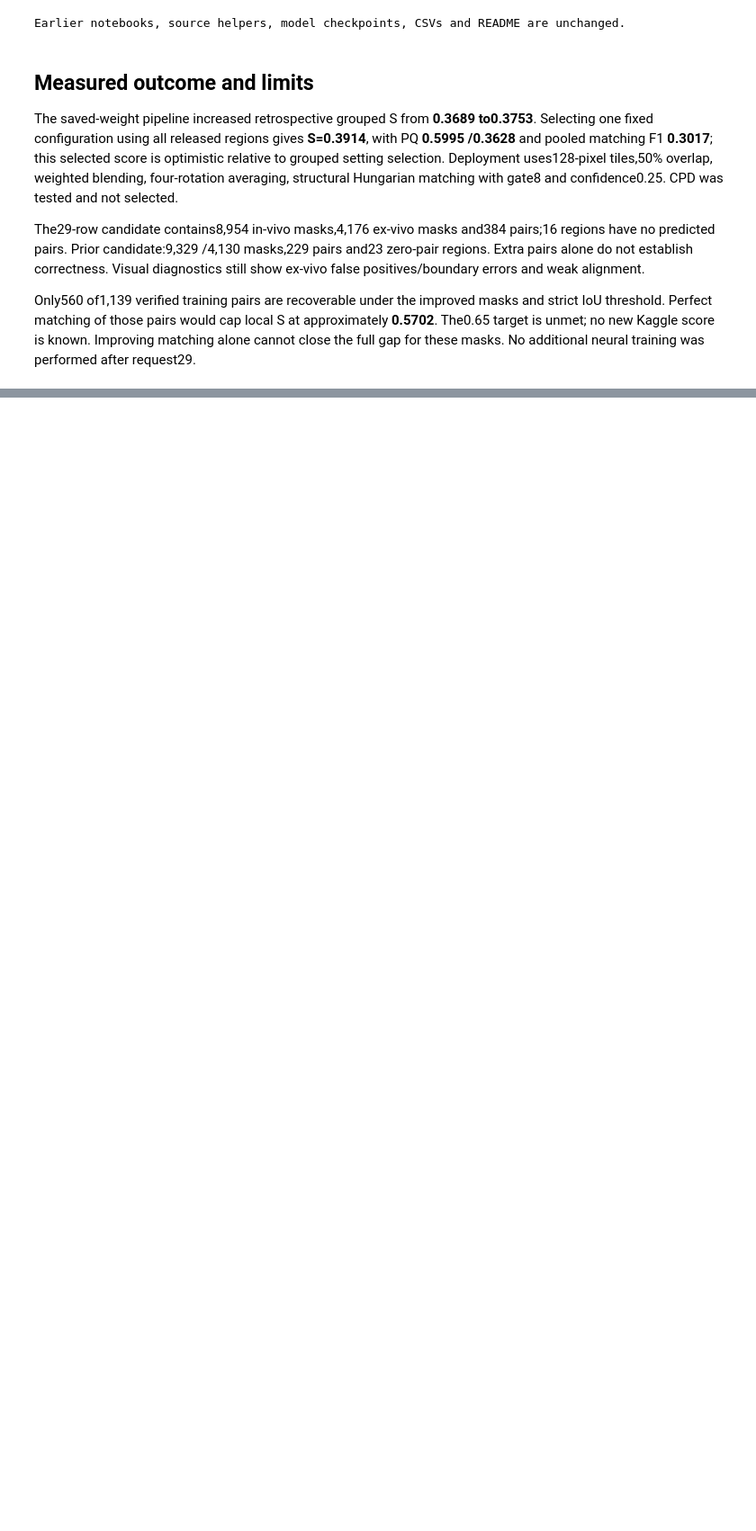
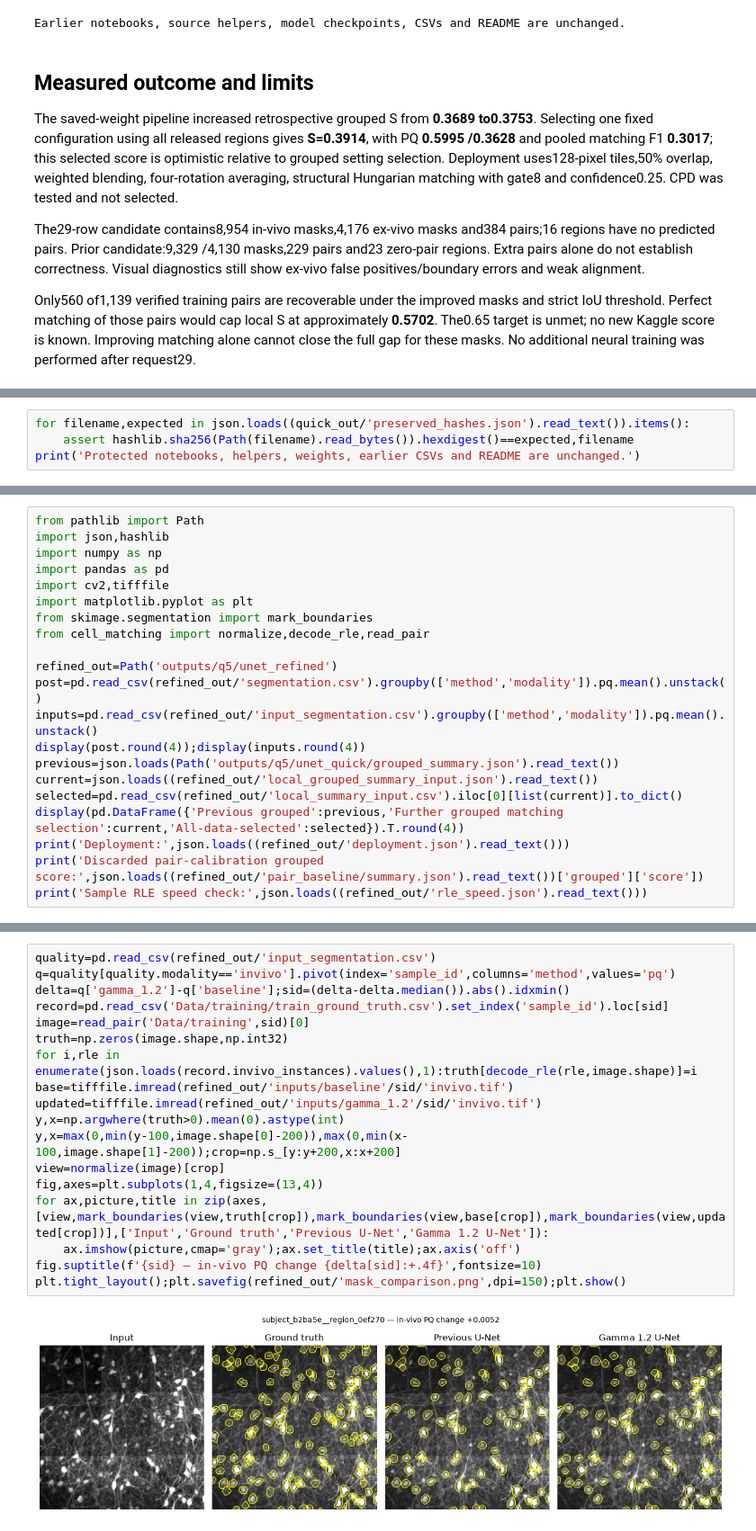
Before and after one commit to rohitfarfad/-CV-Cell-Matching-x-Segmentation, a Jupyter notebook: AdvancedCellMatching.ipynb, the cells around one changed output, grey strips where cells are left out. Shown at 90% size. Drawn from its saved outputs; the diff is of its cells as text; blank space fills up the shorter version.

```diff
--- a/AdvancedCellMatching.ipynb
+++ b/AdvancedCellMatching.ipynb
@@ -193,0 +271,4 @@ Only560 of1,139 verified training pairs are recoverable under the improved masks
+# %%
+for filename,expected in json.loads((quick_out/'preserved_hashes.json').read_text()).items():
+    assert hashlib.sha256(Path(filename).read_bytes()).hexdigest()==expected,filename
+print('Protected notebooks, helpers, weights, earlier CSVs and README are unchanged.')
@@ -193,0 +287,21 @@ Only560 of1,139 verified training pairs are recoverable under the improved masks
+# %%
+from pathlib import Path
+import json,hashlib
+import numpy as np
+import pandas as pd
+import cv2,tifffile
+import matplotlib.pyplot as plt
+from skimage.segmentation import mark_boundaries
+from cell_matching import normalize,decode_rle,read_pair
+
+refined_out=Path('outputs/q5/unet_refined')
+post=pd.read_csv(refined_out/'segmentation.csv').groupby(['method','modality']).pq.mean().unstack()
+inputs=pd.read_csv(refined_out/'input_segmentation.csv').groupby(['method','modality']).pq.mean().unstack()
+display(post.round(4));display(inputs.round(4))
+previous=json.loads(Path('outputs/q5/unet_quick/grouped_summary.json').read_text())
+current=json.loads((refined_out/'local_grouped_summary_input.json').read_text())
+selected=pd.read_csv(refined_out/'local_summary_input.csv').iloc[0][list(current)].to_dict()
+display(pd.DataFrame({'Previous grouped':previous,'Further grouped matching selection':current,'All-data-selected':selected}).T.round(4))
+print('Deployment:',json.loads((refined_out/'deployment.json').read_text()))
+print('Discarded pair-calibration grouped score:',json.loads((refined_out/'pair_baseline/summary.json').read_text())['grouped']['score'])
+print('Sample RLE speed check:',json.loads((refined_out/'rle_speed.json').read_text()))
@@ -193,0 +332,20 @@ Only560 of1,139 verified training pairs are recoverable under the improved masks
+# %%
+quality=pd.read_csv(refined_out/'input_segmentation.csv')
+q=quality[quality.modality=='invivo'].pivot(index='sample_id',columns='method',values='pq')
+delta=q['gamma_1.2']-q['baseline'];sid=(delta-delta.median()).abs().idxmin()
+record=pd.read_csv('Data/training/train_ground_truth.csv').set_index('sample_id').loc[sid]
+image=read_pair('Data/training',sid)[0]
+truth=np.zeros(image.shape,np.int32)
+for i,rle in enumerate(json.loads(record.invivo_instances).values(),1):truth[decode_rle(rle,image.shape)]=i
+base=tifffile.imread(refined_out/'inputs/baseline'/sid/'invivo.tif')
+updated=tifffile.imread(refined_out/'inputs/gamma_1.2'/sid/'invivo.tif')
+y,x=np.argwhere(truth>0).mean(0).astype(int)
+y,x=max(0,min(y-100,image.shape[0]-200)),max(0,min(x-100,image.shape[1]-200));crop=np.s_[y:y+200,x:x+200]
+view=normalize(image)[crop]
+fig,axes=plt.subplots(1,4,figsize=(13,4))
+for ax,picture,title in zip(axes,[view,mark_boundaries(view,truth[crop]),mark_boundaries(view,base[crop]),mark_boundaries(view,updated[crop])],['Input','Ground truth','Previous U-Net','Gamma 1.2 U-Net']):
+    ax.imshow(picture,cmap='gray');ax.set_title(title);ax.axis('off')
+fig.suptitle(f'{sid} — in-vivo PQ change {delta[sid]:+.4f}',fontsize=10)
+plt.tight_layout();plt.savefig(refined_out/'mask_comparison.png',dpi=150);plt.show()
+# %% [output]
+[figure, added]
```
Also changed, not shown: parts of 13 cells of this notebook, 10 other files.
